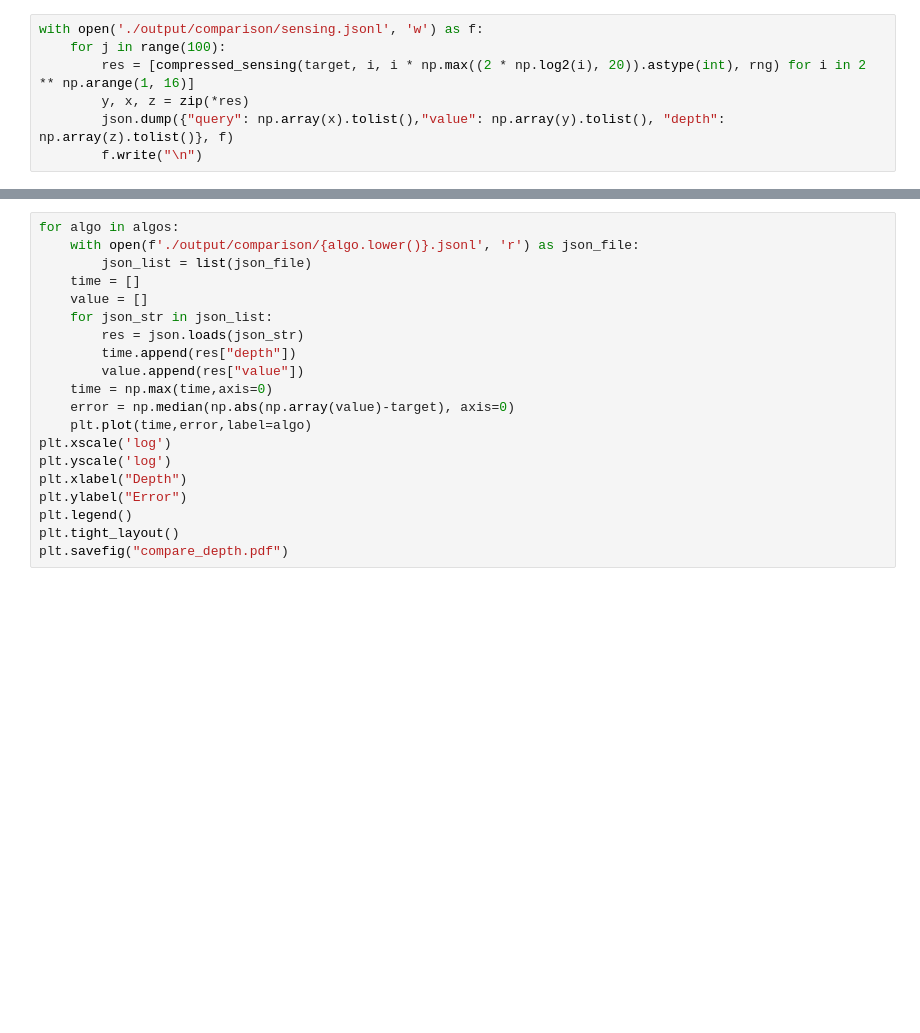
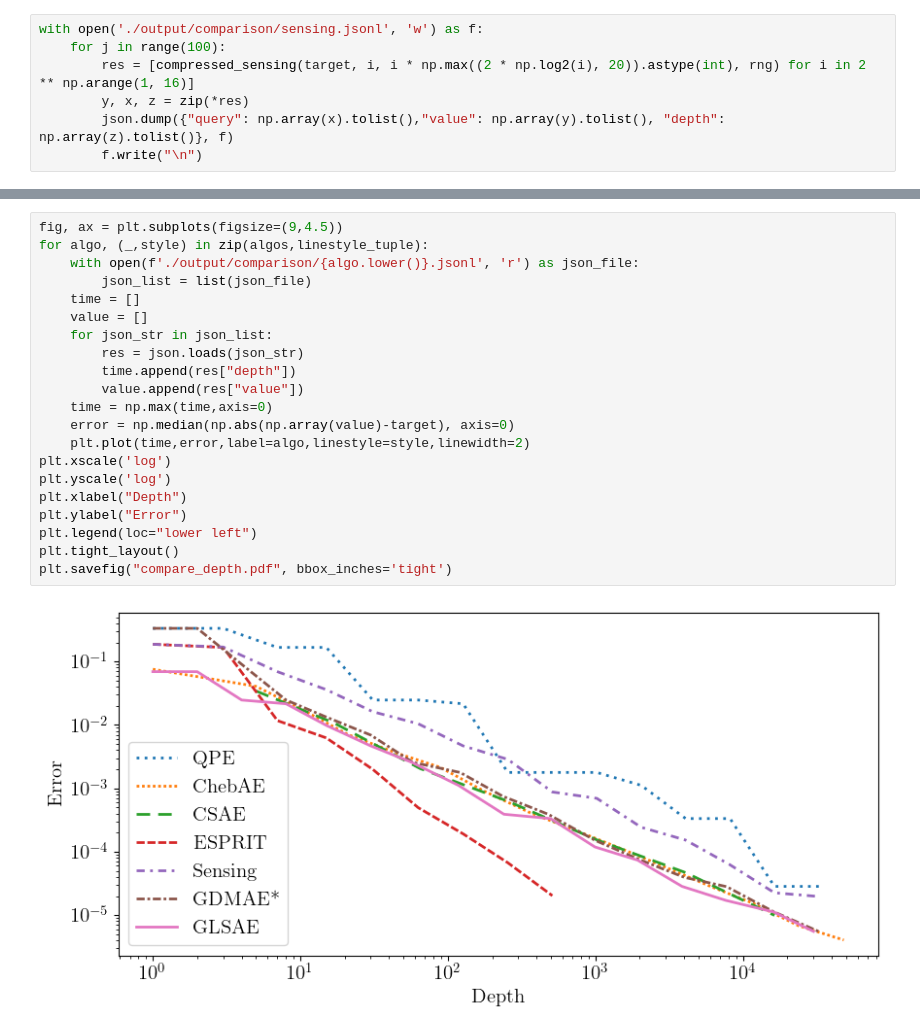
Before and after one commit to georgepwhuang/qae_with_spe, a Jupyter notebook: comparison.ipynb, the cells around one changed output, grey strips where cells are left out. Saved outputs shown, nothing was run; the diff lists cells and outputs as text; blank space fills up the shorter version.

```diff
--- a/comparison.ipynb
+++ b/comparison.ipynb
@@ -89,20 +100,23 @@ plt.savefig("compare_query.pdf")
 # %%
-for algo in algos:
+fig, ax = plt.subplots(figsize=(9,4.5))
+for algo, (_,style) in zip(algos,linestyle_tuple):
     with open(f'./output/comparison/{algo.lower()}.jsonl', 'r') as json_file:
         json_list = list(json_file)
     time = []
     value = []
     for json_str in json_list:
         res = json.loads(json_str)
         time.append(res["depth"])
         value.append(res["value"])
     time = np.max(time,axis=0)
     error = np.median(np.abs(np.array(value)-target), axis=0)
-    plt.plot(time,error,label=algo)
+    plt.plot(time,error,label=algo,linestyle=style,linewidth=2)
 plt.xscale('log')
 plt.yscale('log')
 plt.xlabel("Depth")
 plt.ylabel("Error")
-plt.legend()
+plt.legend(loc="lower left")
 plt.tight_layout()
-plt.savefig("compare_depth.pdf")
+plt.savefig("compare_depth.pdf", bbox_inches='tight')
+# %% [output]
+[figure, added]
```
Also changed, not shown: parts of 6 cells of this notebook, 4 other files.
